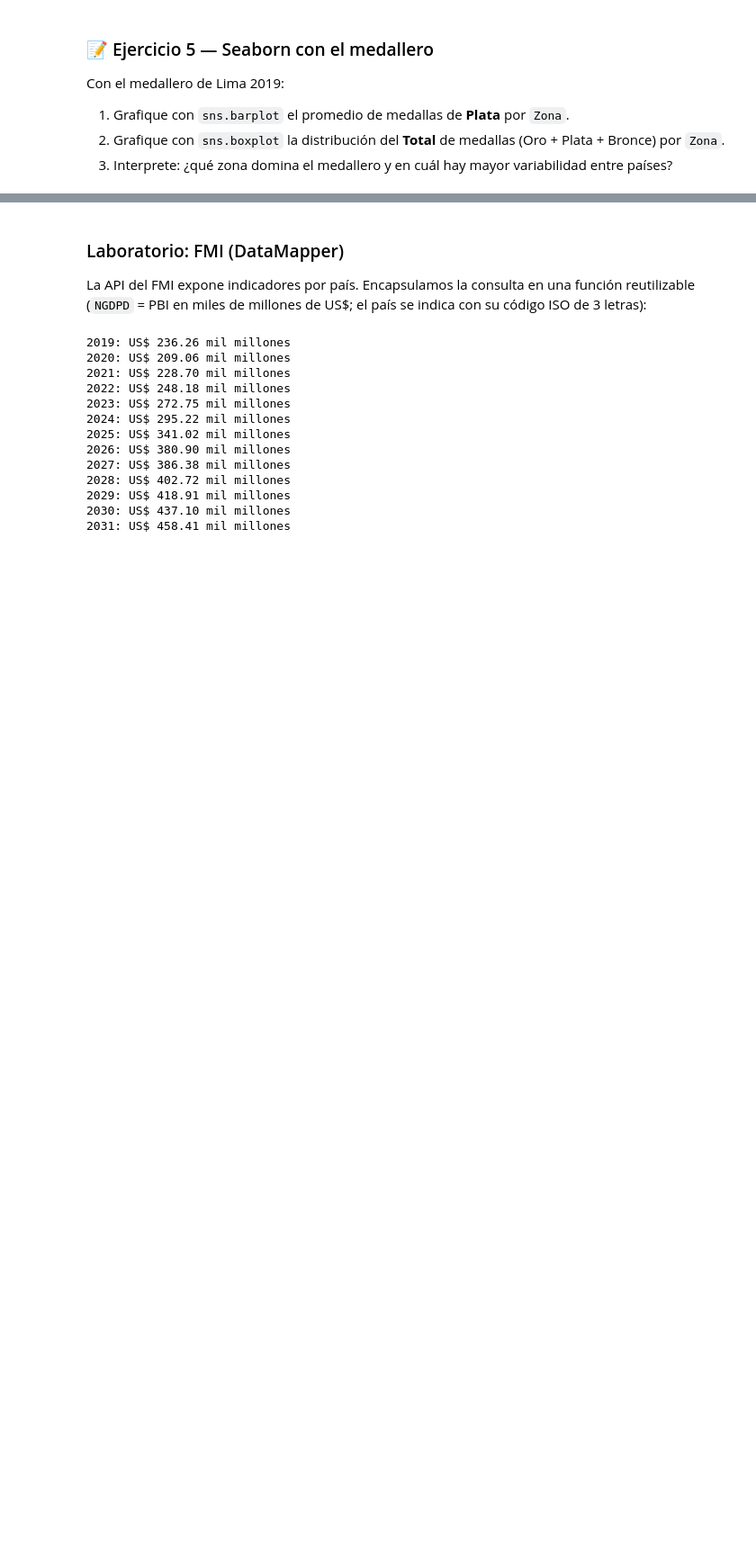
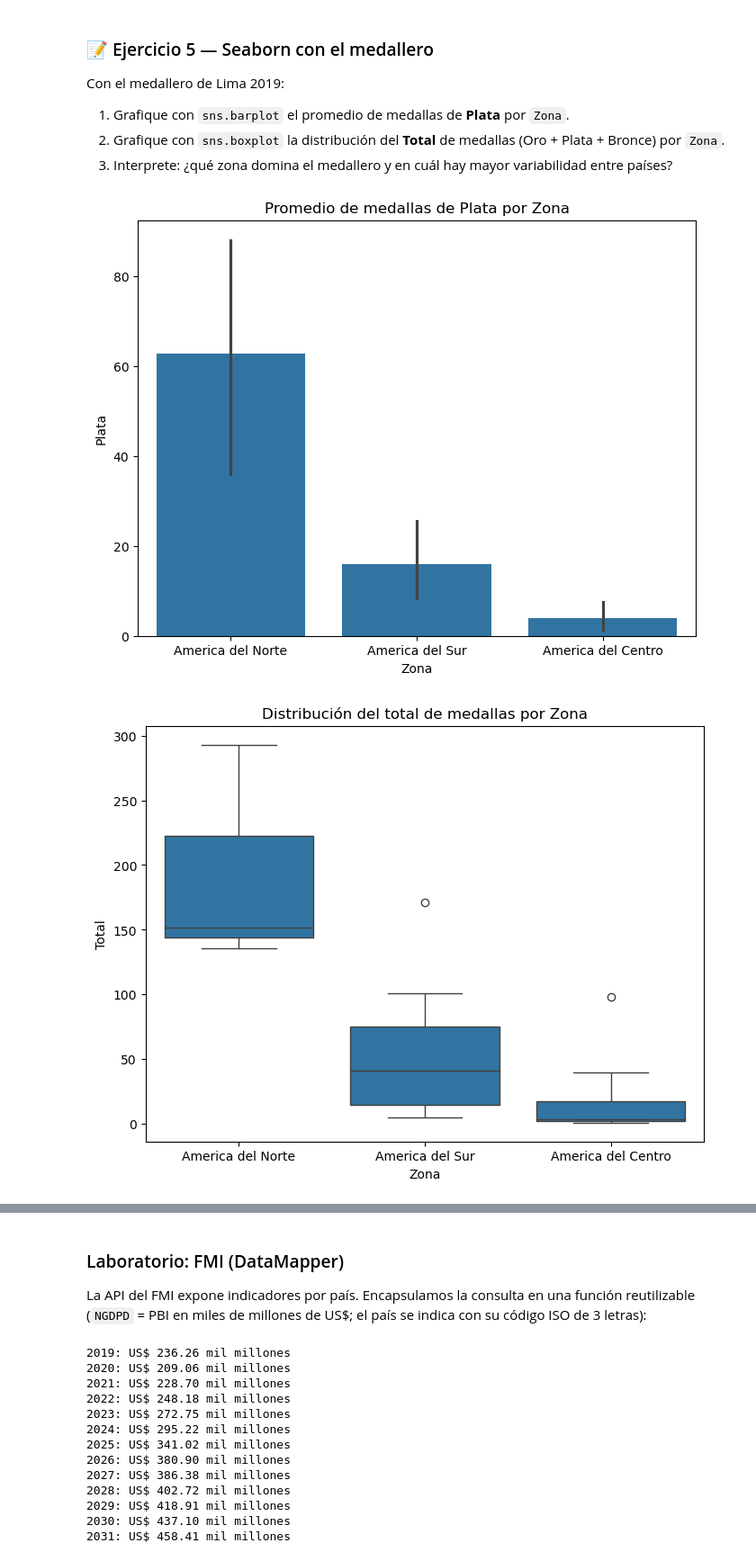
Before and after one commit to jgomezz/cpe_ciencia_datos_python_2026, a Jupyter notebook: mod2_estadistica_y_visualizacion/semana_04_advanced_visualization.ipynb, the cells around one changed output, grey strips where cells are left out. Shown at 90% size. Drawn from its saved outputs; the diff is of its cells as text; code cells hidden in the pictures; blank space fills up the shorter version.

```diff
--- a/mod2_estadistica_y_visualizacion/semana_04_advanced_visualization.ipynb
+++ b/mod2_estadistica_y_visualizacion/semana_04_advanced_visualization.ipynb
@@ -768,3 +768,27 @@ Con el medallero de Lima 2019:
 3. Interprete: ¿qué zona domina el medallero y en cuál hay mayor variabilidad entre países?
 # %%
 # Escriba su solución aquí
+import seaborn as sns
+
+
+FILENAME = "dataset/panamericanos/medallero_Panamericanos_Lima2019.csv"
+df = pd.read_csv(FILENAME)
+df.head()
+
+
+#Grafique con sns.barplot el promedio de medallas de Plata por Zona
+plt.figure(figsize=(8, 6))
+sns.barplot(x="Zona", y="Plata", data=df)
+plt.title("Promedio de medallas de Plata por Zona")
+plt.show()
+
+
+
+##Grafique con sns.boxplot la distribución del Total de medallas (Oro + Plata + Bronce) por Zona
+plt.figure(figsize=(8, 6))
+sns.boxplot(x="Zona", y="Total", data=df)
+plt.title("Distribución del total de medallas por Zona")
+plt.show()
+# %% [output]
+[figure, added]
+[figure, added]
```
Also changed, not shown: parts of 4 cells of this notebook.
